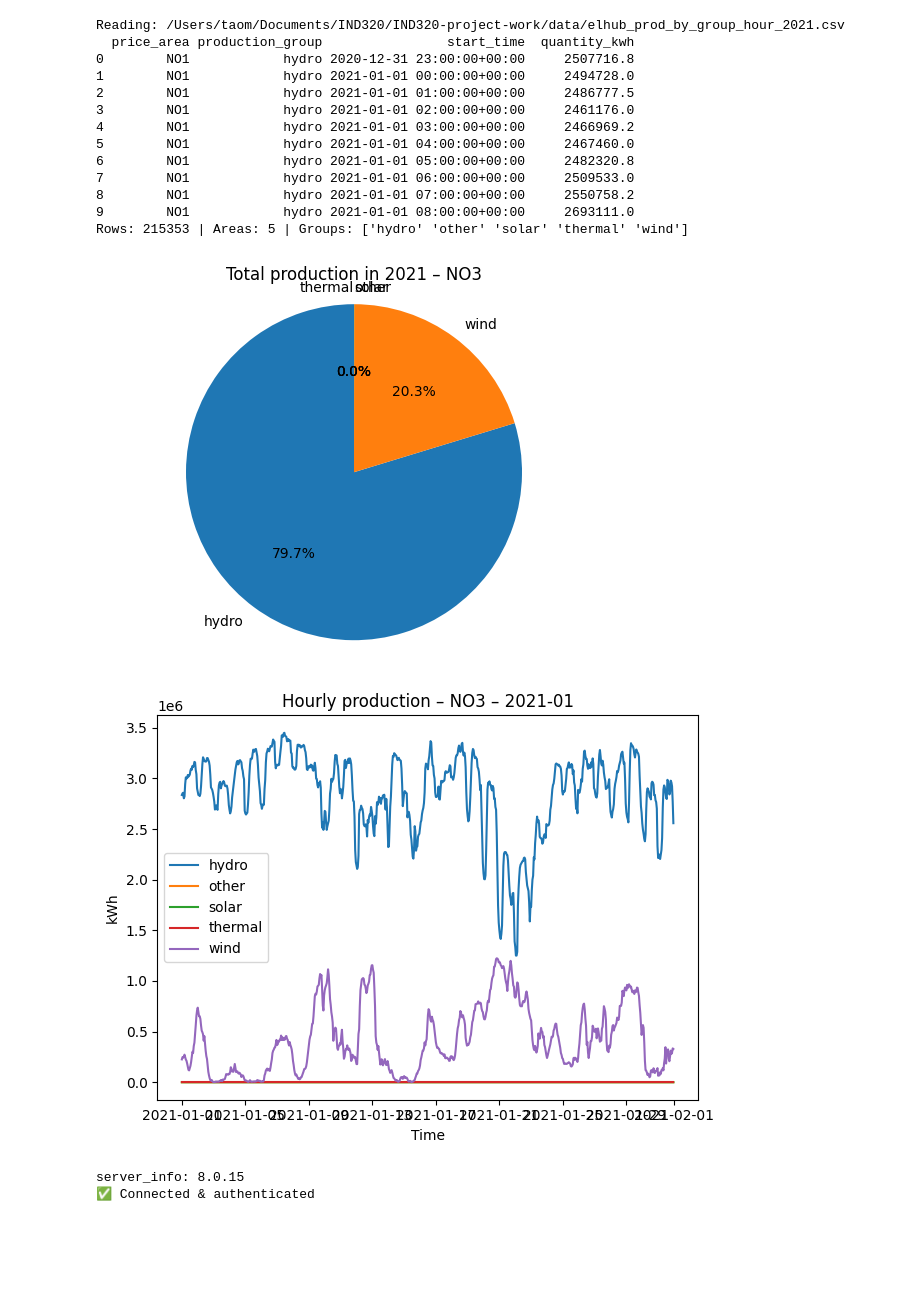
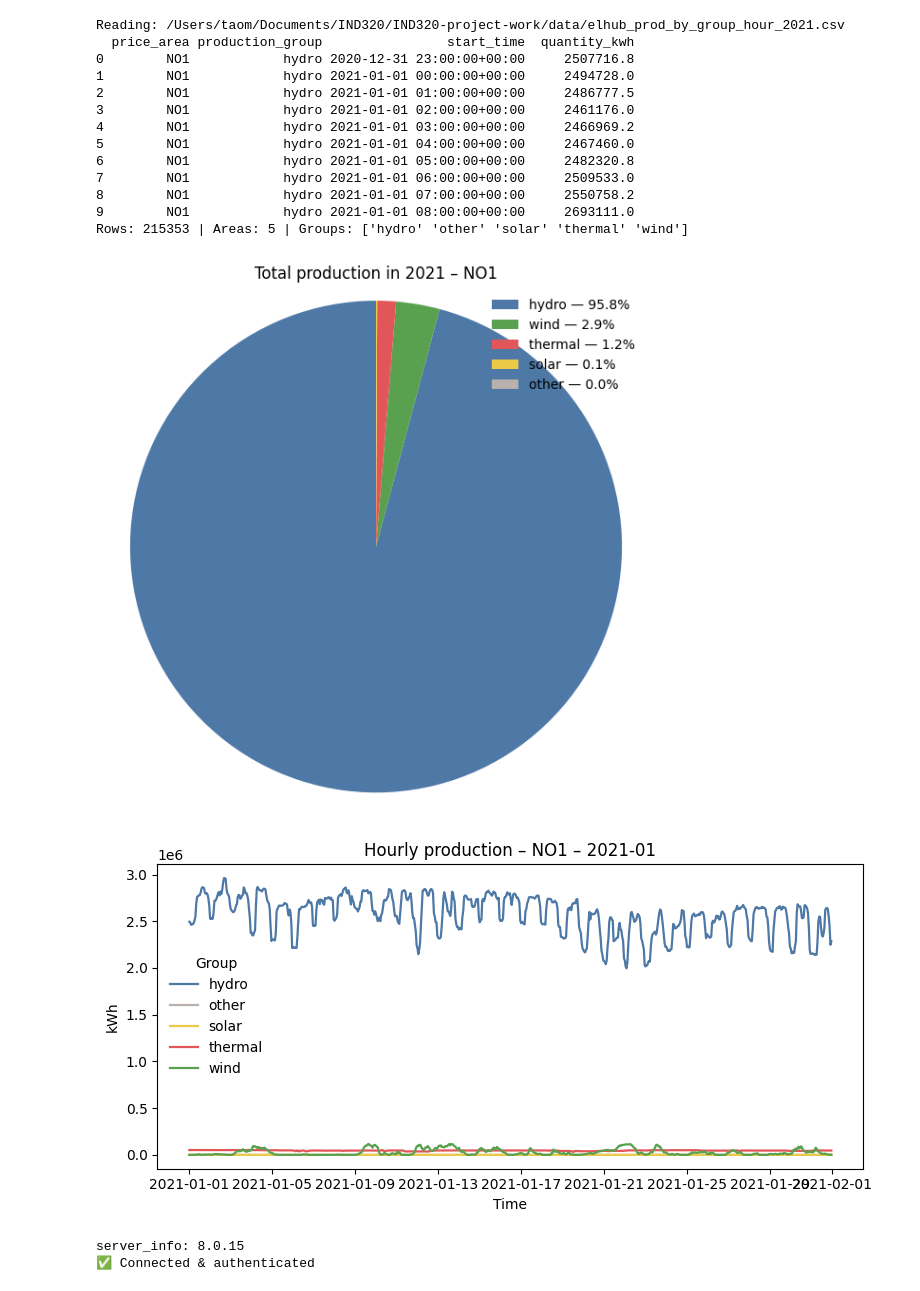
Before and after one commit to TaoM29/norwegian-energy-dashboard, a Jupyter notebook: notebooks/part-2.ipynb, the cells around one changed output. Drawn from its saved outputs; the diff is of its cells as text; code cells hidden in the pictures; blank space fills up the shorter version.

```diff
--- a/notebooks/part-2.ipynb
+++ b/notebooks/part-2.ipynb
@@ -554,28 +455,61 @@ Rows: 215353 | Areas: 5 | Groups: ['hydro' 'other' 'solar' 'thermal' 'wind']
 # %%
 import matplotlib.pyplot as plt
 
-def plot_pie_year(price_area: str):
-    # Sum by production_group over the full year for the chosen area
+# fixed colors per group (simple dict)
+GROUP_COLORS = {
+    "hydro":   "#4E79A7",
+    "wind":    "#59A14F",
+    "solar":   "#EDC948",
+    "thermal": "#E15759",
+    "nuclear": "#B07AA1",
+    "other":   "#BAB0AC",
+}
+
+def plot_pie_year(price_area: str, year_label="2021"):
+    # sum by group
     totals = (df[df["price_area"] == price_area]
               .groupby("production_group", as_index=False)["quantity_kwh"].sum()
               .sort_values("quantity_kwh", ascending=False))
     if totals.empty:
         print(f"No data for price_area={price_area}")
         return
 
-    plt.figure()
-    plt.pie(totals["quantity_kwh"], labels=totals["production_group"], autopct="%1.1f%%", startangle=90)
-    plt.title(f"Total production in 2021 – {price_area}")
+    labels = totals["production_group"].tolist()
+    sizes  = totals["quantity_kwh"].tolist()
+    colors = [GROUP_COLORS.get(g, "#999999") for g in labels]
+
+    # simple pie + legend (no cluttered slice labels)
+    plt.figure(figsize=(6,6))
+    plt.pie(sizes, colors=colors, startangle=90)
+    plt.title(f"Total production in {year_label} – {price_area}")
     plt.axis("equal")
+
+    # simple legend showing group + percent
+    total = sum(sizes)
+    legend_labels = [f"{g} — {100*s/total:.1f}%" for g, s in zip(labels, sizes)]
+    plt.legend(legend_labels, loc="best", frameon=False)
+    plt.tight_layout()
     plt.show()
 
-# Usage
-plot_pie_year("NO3")
+
+plot_pie_year("NO1")
 # %% [output]
-[figure, old version]
+[figure, new version]
 # %%
+import matplotlib.pyplot as plt
+
+# reuse or define once (same colors as your pies/bars)
+GROUP_COLORS = {
+    "hydro":   "#4E79A7",
+    "wind":    "#59A14F",
+    "solar":   "#EDC948",
+    "thermal": "#E15759",
+    "nuclear": "#B07AA1",
+    "other":   "#BAB0AC",
+}
+
 def plot_lines_month(price_area: str, year: int = 2021, month: int = 1):
-    # Filter first day of month to last day (inclusive)
+    # filter
     mdf = df[(df["price_area"] == price_area) &
              (df["start_time"].dt.year == year) &
              (df["start_time"].dt.month == month)].copy()
@@ -583,28 +517,28 @@ def plot_lines_month(price_area: str, year: int = 2021, month: int = 1):
         print(f"No data for {price_area} {year}-{month:02d}")
         return
 
-    # Pivot to one line per production_group
+    # one line per group
     pivot = (mdf.pivot_table(index="start_time",
                              columns="production_group",
                              values="quantity_kwh",
                              aggfunc="sum")
-                  .sort_index())
+                .sort_index())
 
-    plt.figure()
+    plt.figure(figsize=(8, 4))
     for col in pivot.columns:
-        plt.plot(pivot.index, pivot[col], label=col)
+        plt.plot(pivot.index, pivot[col], label=col,
+                 linewidth=1.6, color=GROUP_COLORS.get(col, "#999999"))
 
     plt.title(f"Hourly production – {price_area} – {year}-{month:02d}")
     plt.xlabel("Time")
     plt.ylabel("kWh")
-    plt.legend()
+    plt.legend(title="Group", frameon=False)
     plt.tight_layout()
     plt.show()
 
-# Usage
-plot_lines_month("NO3", 2021, 1)
+plot_lines_month("NO1", 2021, 1)
 # %% [output]
-[figure, old version]
+[figure, new version]
 # %%
 from pymongo import MongoClient
 from pymongo.errors import PyMongoError
```
Also changed, not shown: parts of 5 cells of this notebook.
